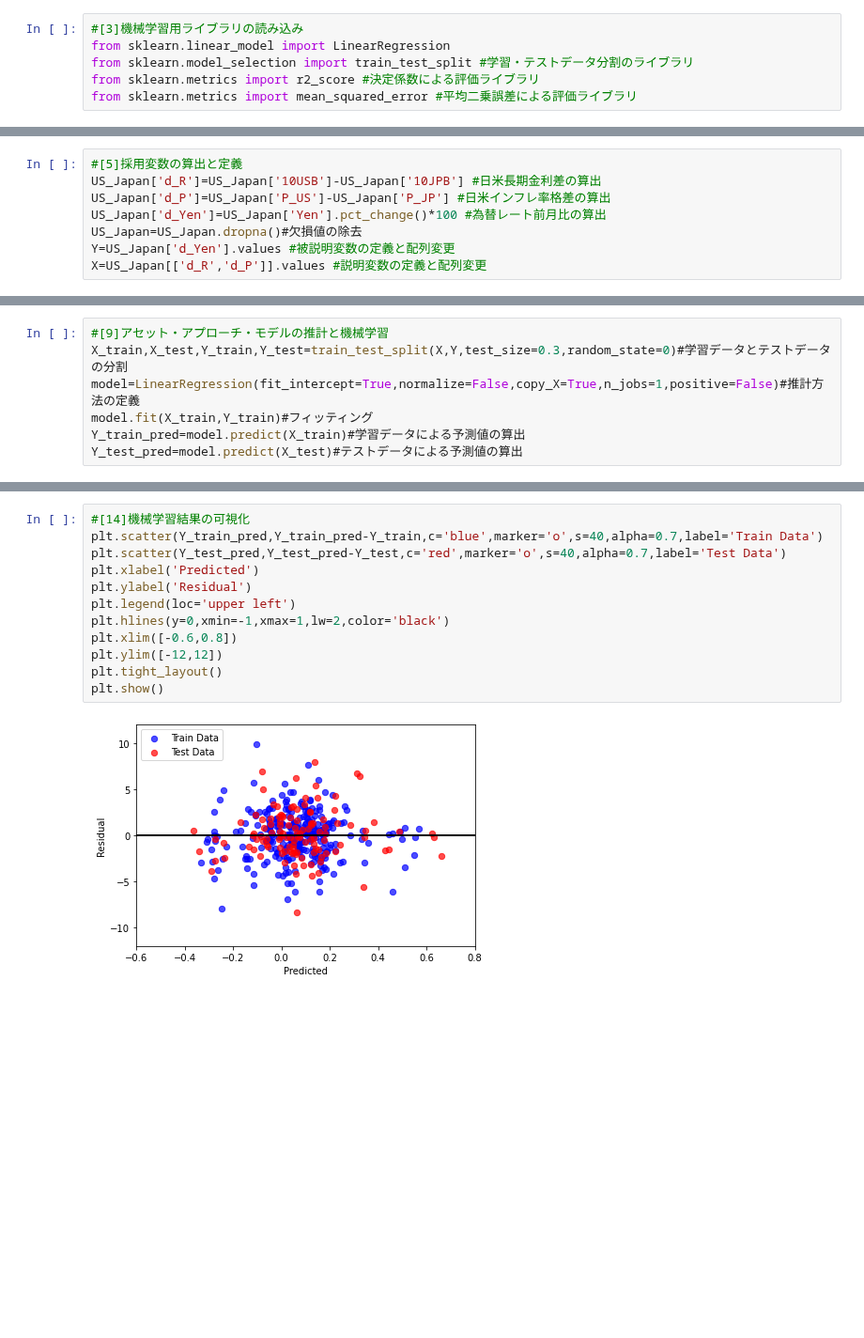
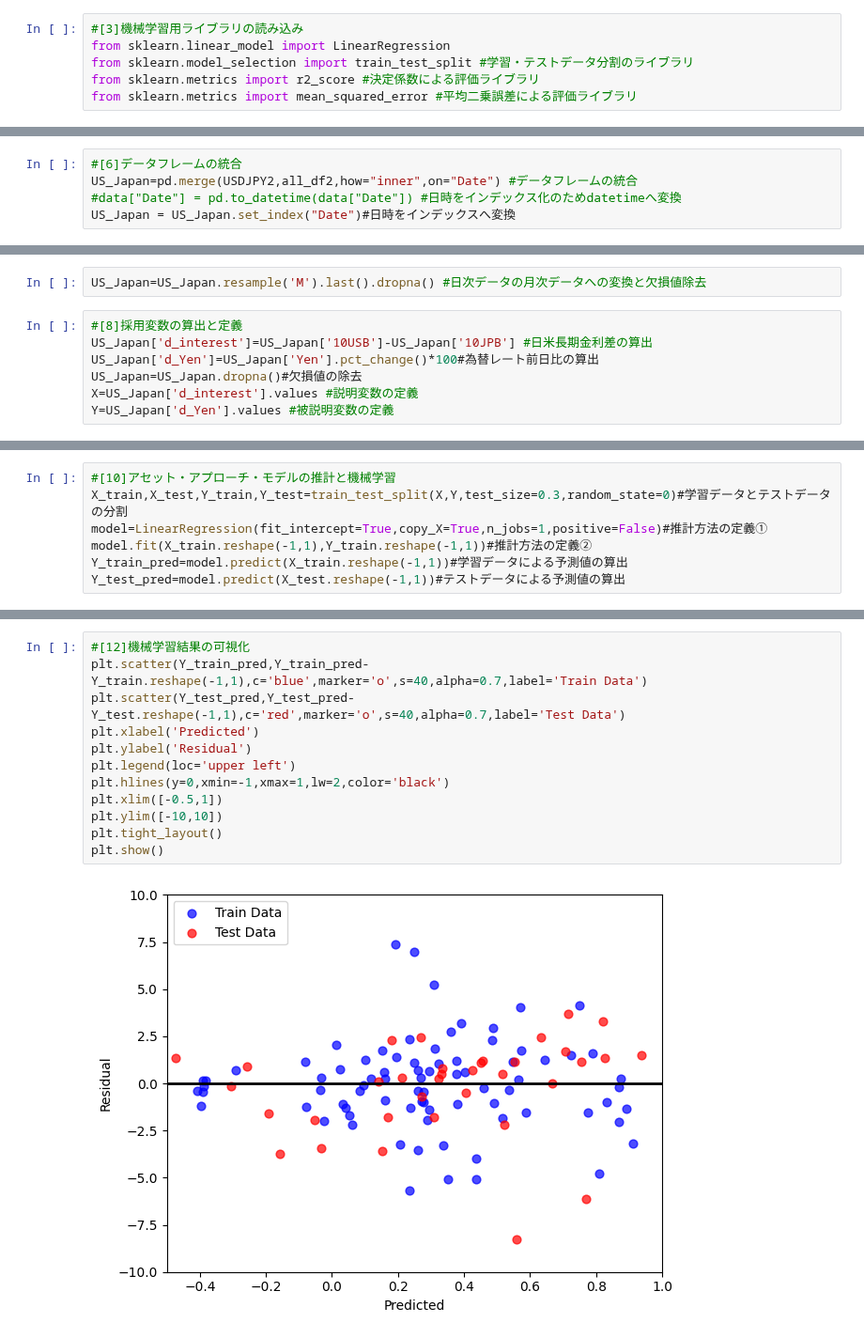
Before and after one commit to nagamamo/financial_data_science, a Jupyter notebook: 9_2_fx_asset_approach.ipynb, the cells around one changed output, grey strips where cells are left out. Shown at 94% size. Saved outputs shown, nothing was run; the diff lists cells and outputs as text; blank space fills up the shorter version.

```diff
--- a/9_2_fx_asset_approach.ipynb
+++ b/9_2_fx_asset_approach.ipynb
@@ -36,0 +33,5 @@ US_Japan = data.set_index("Date")#日時をインデックスへ変換
+# %%
+#[6]データフレームの統合
+US_Japan=pd.merge(USDJPY2,all_df2,how="inner",on="Date") #データフレームの統合
+#data["Date"] = pd.to_datetime(data["Date"]) #日時をインデックス化のためdatetimeへ変換
+US_Japan = US_Japan.set_index("Date")#日時をインデックスへ変換
@@ -37,8 +56,9 @@ US_Japan = data.set_index("Date")#日時をインデックスへ変換
+# %%
+US_Japan=US_Japan.resample('M').last().dropna() #日次データの月次データへの変換と欠損値除去
 # %%
-#[5]採用変数の算出と定義
-US_Japan['d_R']=US_Japan['10USB']-US_Japan['10JPB'] #日米長期金利差の算出
-US_Japan['d_P']=US_Japan['P_US']-US_Japan['P_JP'] #日米インフレ率格差の算出
-US_Japan['d_Yen']=US_Japan['Yen'].pct_change()*100 #為替レート前月比の算出
+#[8]採用変数の算出と定義
+US_Japan['d_interest']=US_Japan['10USB']-US_Japan['10JPB'] #日米長期金利差の算出
+US_Japan['d_Yen']=US_Japan['Yen'].pct_change()*100#為替レート前日比の算出
 US_Japan=US_Japan.dropna()#欠損値の除去
-Y=US_Japan['d_Yen'].values #被説明変数の定義と配列変更
-X=US_Japan[['d_R','d_P']].values #説明変数の定義と配列変更
+X=US_Japan['d_interest'].values #説明変数の定義
+Y=US_Japan['d_Yen'].values #被説明変数の定義
@@ -78,7 +69,7 @@ print("ndarrayY.shape:", ndarrayY.shape)
 # %%
-#[9]アセット・アプローチ・モデルの推計と機械学習
+#[10]アセット・アプローチ・モデルの推計と機械学習
 X_train,X_test,Y_train,Y_test=train_test_split(X,Y,test_size=0.3,random_state=0)#学習データとテストデータの分割
-model=LinearRegression(fit_intercept=True,normalize=False,copy_X=True,n_jobs=1,positive=False)#推計方法の定義
-model.fit(X_train,Y_train)#フィッティング
-Y_train_pred=model.predict(X_train)#学習データによる予測値の算出
-Y_test_pred=model.predict(X_test)#テストデータによる予測値の算出
+model=LinearRegression(fit_intercept=True,copy_X=True,n_jobs=1,positive=False)#推計方法の定義①
+model.fit(X_train.reshape(-1,1),Y_train.reshape(-1,1))#推計方法の定義②
+Y_train_pred=model.predict(X_train.reshape(-1,1))#学習データによる予測値の算出
+Y_test_pred=model.predict(X_test.reshape(-1,1))#テストデータによる予測値の算出
@@ -127,14 +98,14 @@ R2 学習: 0.0039, テスト: -0.0060
 # %%
-#[14]機械学習結果の可視化
-plt.scatter(Y_train_pred,Y_train_pred-Y_train,c='blue',marker='o',s=40,alpha=0.7,label='Train Data')
-plt.scatter(Y_test_pred,Y_test_pred-Y_test,c='red',marker='o',s=40,alpha=0.7,label='Test Data')
+#[12]機械学習結果の可視化
+plt.scatter(Y_train_pred,Y_train_pred-Y_train.reshape(-1,1),c='blue',marker='o',s=40,alpha=0.7,label='Train Data')
+plt.scatter(Y_test_pred,Y_test_pred-Y_test.reshape(-1,1),c='red',marker='o',s=40,alpha=0.7,label='Test Data')
 plt.xlabel('Predicted')
 plt.ylabel('Residual')
 plt.legend(loc='upper left')
 plt.hlines(y=0,xmin=-1,xmax=1,lw=2,color='black')
-plt.xlim([-0.6,0.8])
-plt.ylim([-12,12])
+plt.xlim([-0.5,1])
+plt.ylim([-10,10])
 plt.tight_layout()
 plt.show()
 # %% [output]
-[figure, old version]
+[figure, new version]
```
Also changed, not shown: parts of 27 cells of this notebook.
